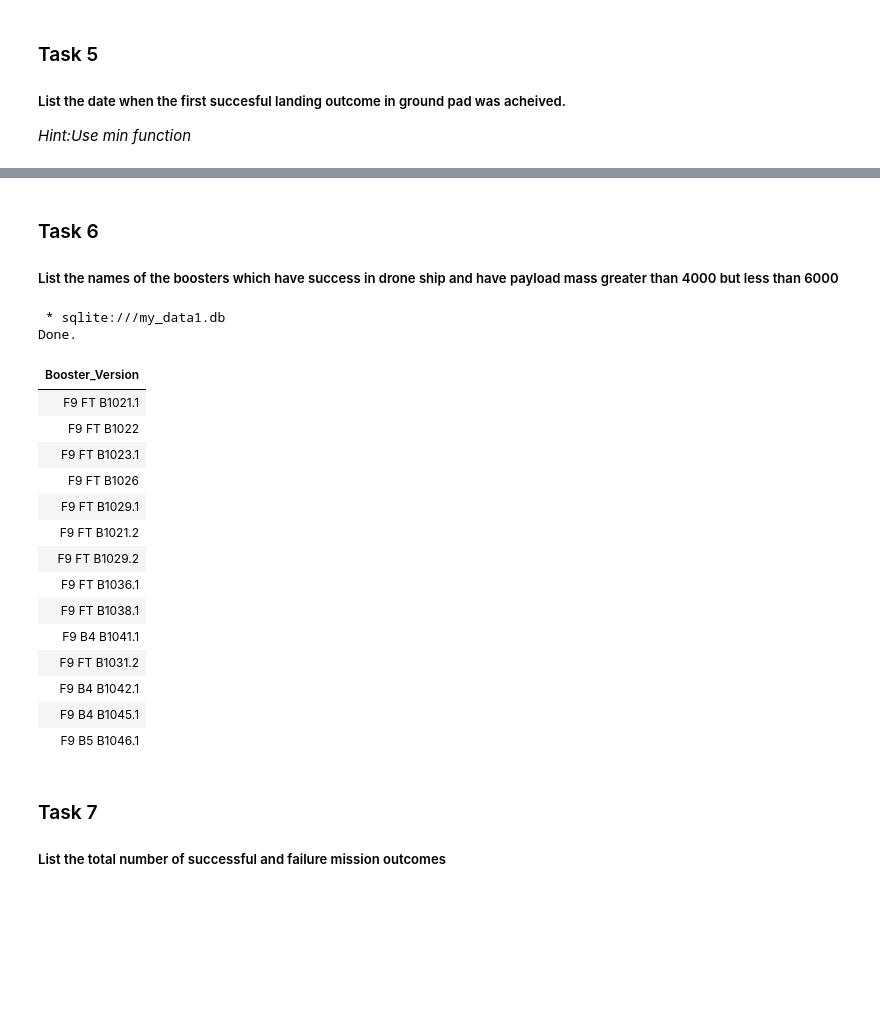
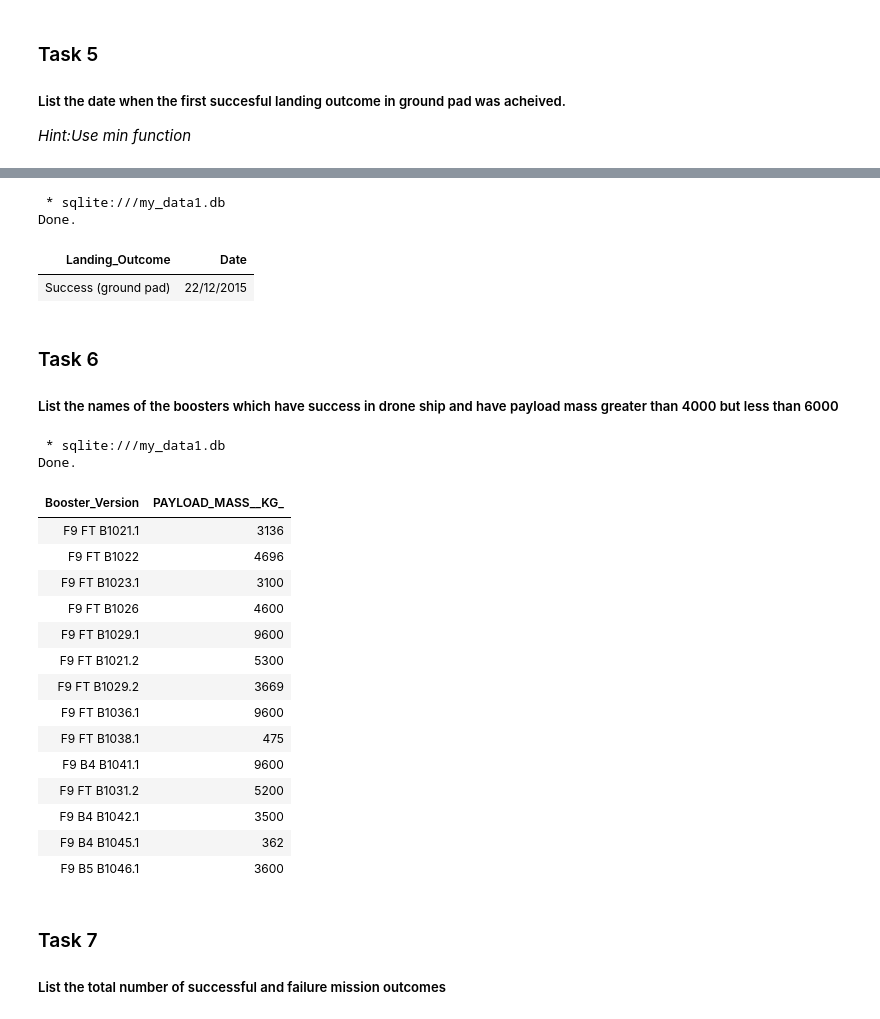
Before and after one commit to LavieVy/Coursera-Project, a Jupyter notebook: jupyter-labs-eda-sql-coursera_sqllite.ipynb, the cells around one changed output, grey strips where cells are left out. Saved outputs shown, nothing was run; the diff lists cells and outputs as text; code cells hidden in the pictures; blank space fills up the shorter version.

```diff
--- a/jupyter-labs-eda-sql-coursera_sqllite.ipynb
+++ b/jupyter-labs-eda-sql-coursera_sqllite.ipynb
@@ -187,31 +207,42 @@ WHERE Landing__Outcome = 'Success (ground pad)';]
+# %%
+%%sql
+SELECT Landing_Outcome, date
+FROM SPACEXTBL
+WHERE Landing_Outcome = 'Success (ground pad)'
+AND date2 = (SELECT MIN(date2) FROM SPACEXTBL WHERE Landing_Outcome = 'Success (ground pad)');
+# %% [output]
+ * sqlite:///my_data1.db
+Done.
+| Landing_Outcome | Date |
+| Success (ground pad) | 22/12/2015 |
 # %% [markdown]
 ### Task 6
 
 ##### List the names of the boosters which have success in drone ship and have payload mass greater than 4000 but less than 6000
 # %%
 %%sql
-SELECT BOOSTER_VERSION
+SELECT BOOSTER_VERSION, PAYLOAD_MASS__KG_
 FROM SPACEXTBL
 WHERE LANDING_OUTCOME = 'Success (drone ship)'
     AND 4000 < PAYLOAD_MASS__KG_ < 6000;
 # %% [output]
  * sqlite:///my_data1.db
 Done.
-| Booster_Version |
-| F9 FT B1021.1 |
-| F9 FT B1022 |
-| F9 FT B1023.1 |
-| F9 FT B1026 |
-| F9 FT B1029.1 |
-| F9 FT B1021.2 |
-| F9 FT B1029.2 |
-| F9 FT B1036.1 |
-| F9 FT B1038.1 |
-| F9 B4 B1041.1 |
-| F9 FT B1031.2 |
-| F9 B4 B1042.1 |
-| F9 B4 B1045.1 |
-| F9 B5 B1046.1 |
+| Booster_Version | PAYLOAD_MASS__KG_ |
+| F9 FT B1021.1 | 3136 |
+| F9 FT B1022 | 4696 |
+| F9 FT B1023.1 | 3100 |
+| F9 FT B1026 | 4600 |
+| F9 FT B1029.1 | 9600 |
+| F9 FT B1021.2 | 5300 |
+| F9 FT B1029.2 | 3669 |
+| F9 FT B1036.1 | 9600 |
+| F9 FT B1038.1 | 475 |
+| F9 B4 B1041.1 | 9600 |
+| F9 FT B1031.2 | 5200 |
+| F9 B4 B1042.1 | 3500 |
+| F9 B4 B1045.1 | 362 |
+| F9 B5 B1046.1 | 3600 |
 # %% [markdown]
 ### Task 7
 
```
Also changed, not shown: parts of 12 cells of this notebook.
